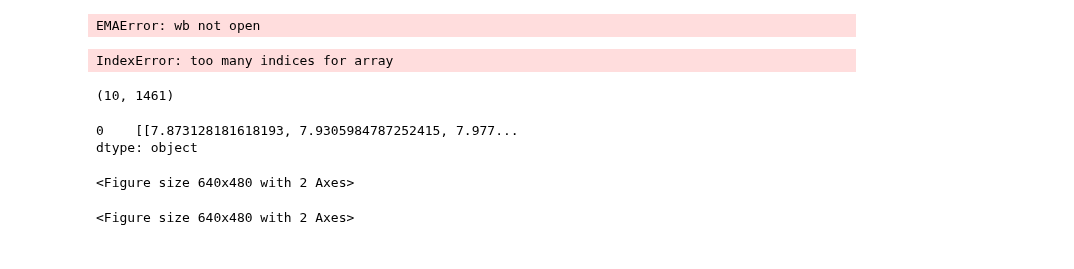
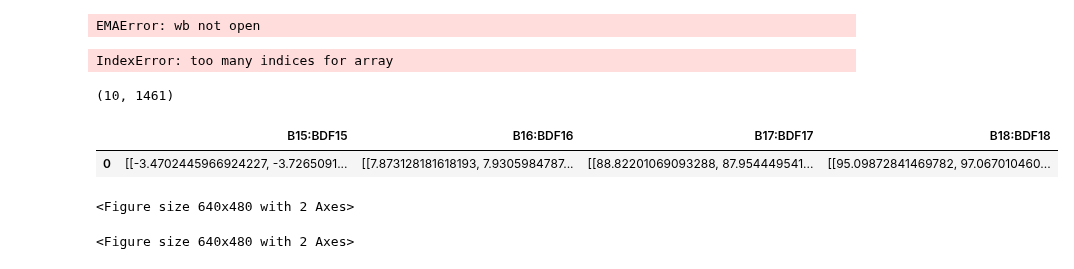
Before and after one commit to WKSu/Model-based-decision-making, a Jupyter notebook: epa1361_open/Week 1-2 - general intro to exploratory modelling/assignment 3 - multimodel_assignment.ipynb, the cells around one changed output. Cells and saved outputs as stored; diff of their text form; code cells hidden in the pictures.

```diff
--- a/epa1361_open/Week 1-2 - general intro to exploratory modelling/assignment 3 - multimodel_assignment.ipynb
+++ b/epa1361_open/Week 1-2 - general intro to exploratory modelling/assignment 3 - multimodel_assignment.ipynb
@@ -143,12 +143,12 @@ outcomes['B16:BDF16'].shape
 # %%
 import pandas as pd
 #pd.DataFrame(outcomes, index = [0])
 #pd.DataFrame(outcomes)
 #pd.DataFrame.from_dict(outcomes, orient = "index")
-pd.Series([outcomes["B16:BDF16"]])
+pd.DataFrame([outcomes])
 # %% [output]
-0    [[7.873128181618193, 7.9305984787252415, 7.977...
-dtype: object
+|  | B15:BDF15 | B16:BDF16 | B17:BDF17 | B18:BDF18 |
+| 0 | [[-3.4702445966924227, -3.7265091... | [[7.873128181618193, 7.9305984787... | [[88.82201069093288, 87.954449541... | [[95.09872841469782, 97.067010460... |
 # %%
 import matplotlib.pyplot as plt
 from ema_workbench.analysis import plotting, plotting_util
```
